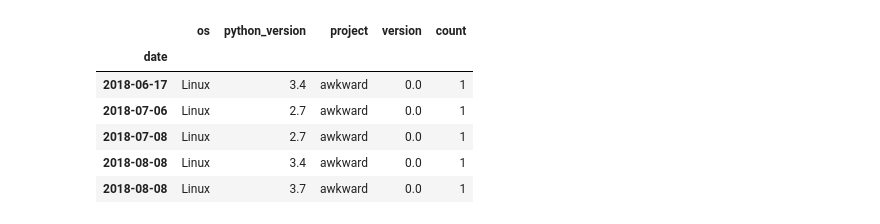
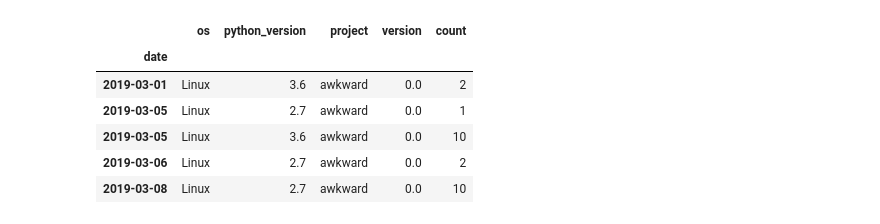
Before and after one commit to jpivarski-talks/2023-08-14-awkward-stats-update, a Jupyter notebook: gather-statistics.ipynb, the cells around one changed output. Drawn from its saved outputs; the diff is of its cells as text; code cells hidden in the pictures.

```diff
--- a/gather-statistics.ipynb
+++ b/gather-statistics.ipynb
@@ -103,14 +5,14 @@ fig.savefig("PLOTS/conda-installs.svg");
 # %%
-pip_df = pd.read_csv("/home/jpivarski/storage/data/physicists/pip-counts-2023-08-14-big.csv", parse_dates=["date"]).set_index("date")
+pip_df = pd.read_csv("/home/jpivarski/storage/data/physicists/pip-counts-2024-08-03-big.csv", parse_dates=["date"]).set_index("date")
 pip_df.head()
 # %% [output]
 |  | os | python_version | project | version | count |
 | date |  |  |  |  |  |
-| 2018-06-17 | Linux | 3.4 | awkward | 0.0 | 1 |
-| 2018-07-06 | Linux | 2.7 | awkward | 0.0 | 1 |
-| 2018-07-08 | Linux | 2.7 | awkward | 0.0 | 1 |
-| 2018-08-08 | Linux | 3.4 | awkward | 0.0 | 1 |
-| 2018-08-08 | Linux | 3.7 | awkward | 0.0 | 1 |
+| 2019-03-01 | Linux | 3.6 | awkward | 0.0 | 2 |
+| 2019-03-05 | Linux | 2.7 | awkward | 0.0 | 1 |
+| 2019-03-05 | Linux | 3.6 | awkward | 0.0 | 10 |
+| 2019-03-06 | Linux | 2.7 | awkward | 0.0 | 2 |
+| 2019-03-08 | Linux | 2.7 | awkward | 0.0 | 10 |
 # %%
 fig, ax = plt.subplots(figsize=(10, 3.3))
 
```
Also changed, not shown: parts of 7 cells of this notebook, 2 other files.
